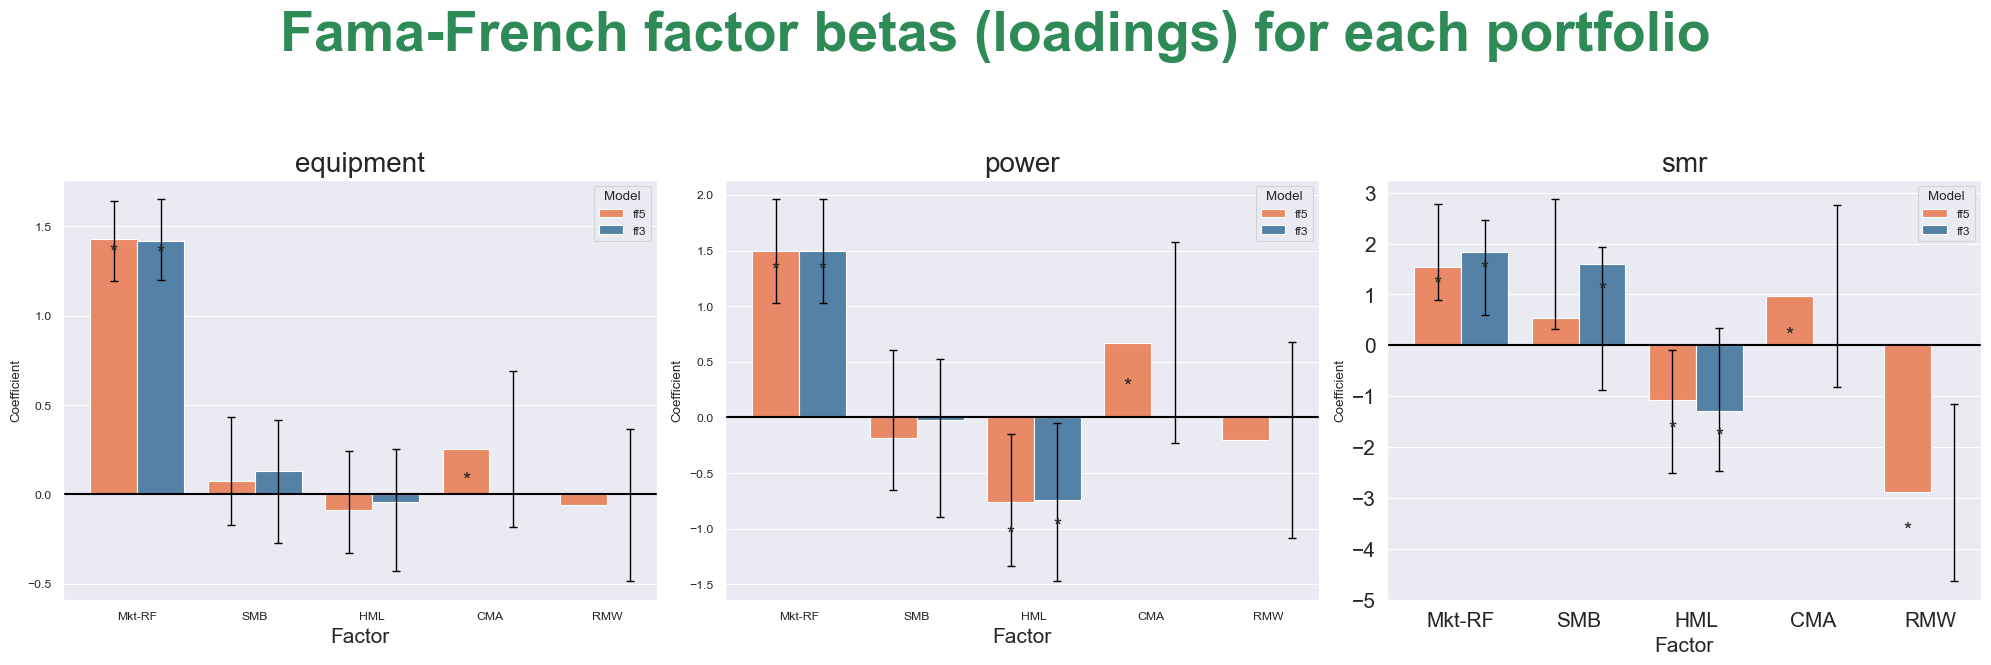
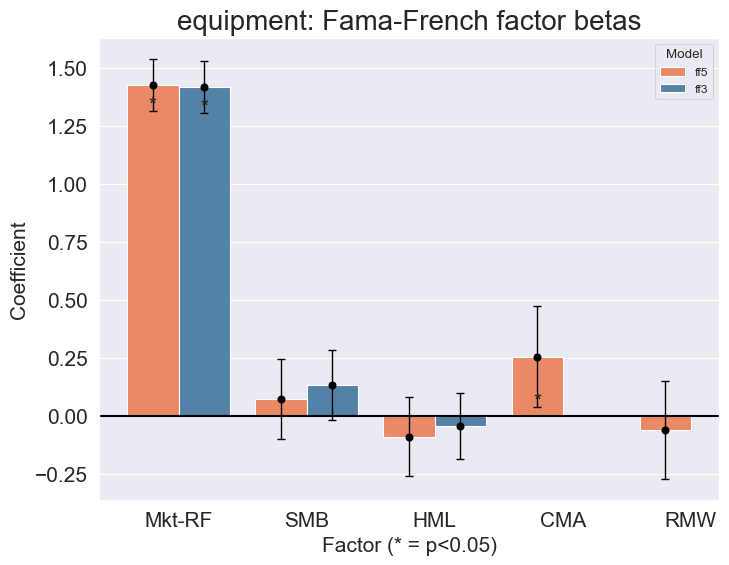
The notebook cell's code change between the first figure and the second:
--- before
+++ after
@@ -1,5 +1,3 @@
 #extract the coefficients from OLS and create visuals
-fig, axes = plt.subplots(1, 3, figsize = (20,6), sharey = False)
-
 ff3factors = ['Mkt-RF', 'SMB', 'HML']
 ff5factors = ['Mkt-RF', 'SMB', 'HML', 'CMA', 'RMW']
@@ -10,5 +8,7 @@
 }
 
-for axis, (modelName, (model3, model5)) in zip(axes, models.items()):
+for (modelName, (model3, model5)) in models.items():
+    fig, axis = plt.subplots(figsize = (8, 6))
+    
     bars = []
 
@@ -42,54 +42,49 @@
         hue_order = ['ff5', 'ff3'],
         palette = {
-            'ff3': 'steelblue', 'ff5': 'coral'
+            'ff3': 'steelblue',
+            'ff5': 'coral'
         },
-        ax = axis,
+        ax = axis
     )
 
     axis.axhline(y=0, color='black', linewidth=1.5)
-    axis.set_title(modelName, fontsize=20)
-    axis.set_xlabel('Factor', fontsize=15)
-    axis.set_ylabel('Coefficient')
+    axis.set_title(f'{modelName}: Fama-French factor betas', fontsize = 20)
+    axis.set_xlabel('Factor (* = p<0.05)', fontsize = 15)
+    axis.set_ylabel('Coefficient', fontsize = 15)
     axis.legend(title='Model')
     plt.tick_params(axis = 'x', labelsize = 15)
     plt.tick_params(axis = 'y', labelsize = 15)
 
+
     barPositions = {factor: i for i, factor in enumerate(ff5factors)}
-    offsets = {'ff3': -0.2, 'ff5': 0.2}
+    offsets = {'ff3': 0.2, 'ff5': -0.2}
 
     for tuple in plotBars.itertuples():
+        
         x = barPositions[tuple.factor] + offsets[tuple.model]
+        errorBarBottom = tuple.coefficient - tuple.ci_lower
+        errorBarTop = tuple.ci_upper - tuple.coefficient
         print(tuple.coefficient, tuple.ci_upper, tuple.ci_lower)
-
+        
         axis.errorbar(
-            x = barPositions[tuple.factor] + offsets[tuple.model],
+            x = x,
             y = tuple.coefficient,
-            yerr = tuple.ci_upper - tuple.ci_lower,
-            fmt = 'None',
+            yerr = [[errorBarBottom], [errorBarTop]],
+            fmt = 'o',
+            mfc = 'black',
             capsize = 3,
             linewidth = 1,
             barsabove = True,
-            ecolor = 'black'
+            color = 'black'
         )
 
         if tuple.pvalue < 0.05:
             axis.text(
-                x = barPositions[tuple.factor] - offsets[tuple.model],
-                y = tuple.ci_lower + 0.01,
+                x = barPositions[tuple.factor] + offsets[tuple.model],
+                y = tuple.ci_lower,
                 s = '*',
                 ha='center',
                 fontsize=15
             )
-        
-
-
-
-plt.suptitle(
-    'Fama-French factor betas (loadings) for each portfolio',
-    fontsize = 40,
-    color = 'seagreen',
-    fontweight = 'bold',
-    y = 1.1
-)
 
 plt.tight_layout()

Commit: fixed beta plots